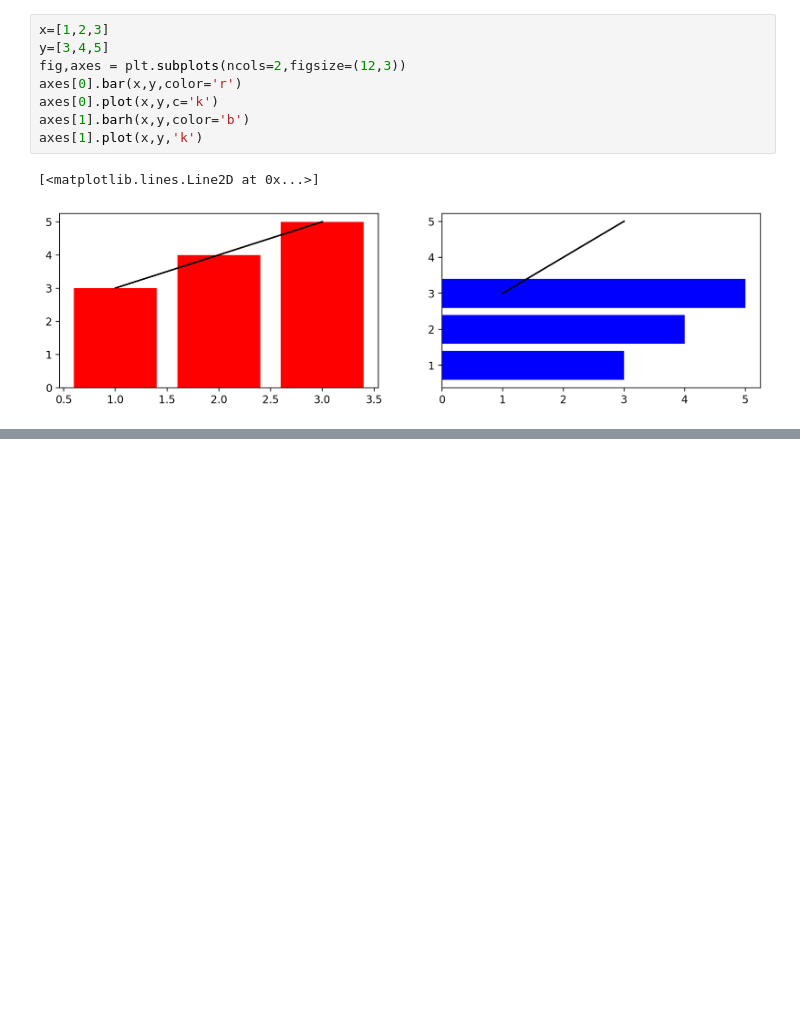
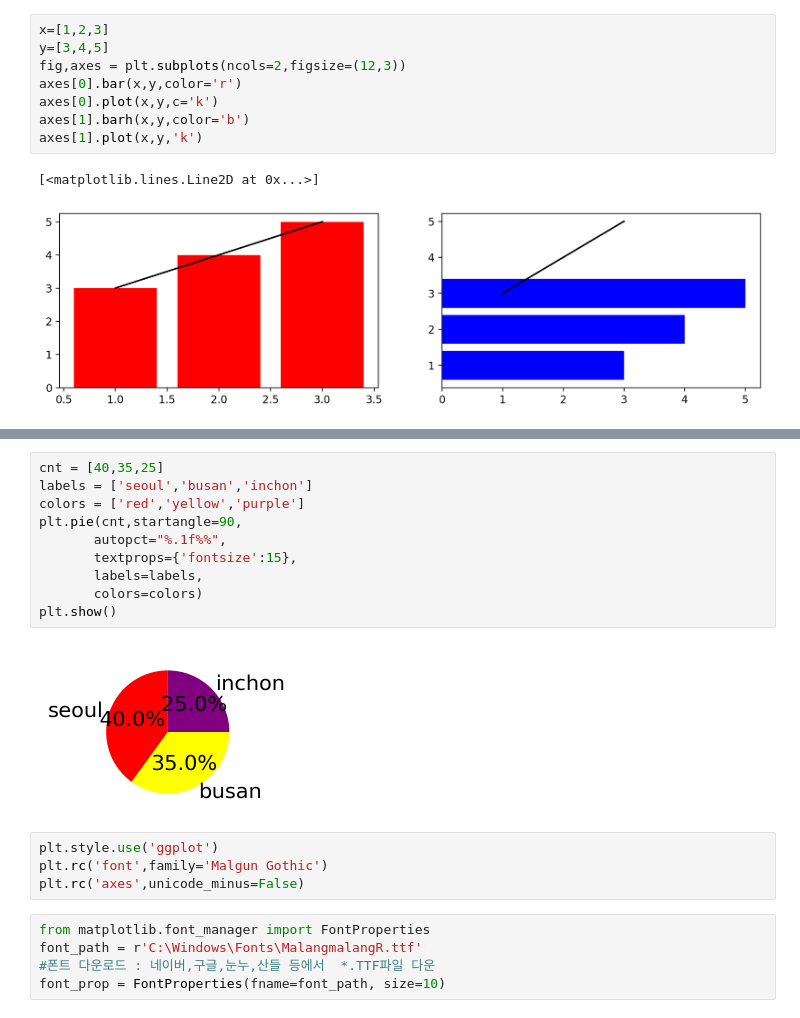
Before and after one commit to zardness/Sang, a Jupyter notebook: source/01_python/EX_0721.ipynb, the cells around one changed output, grey strips where cells are left out. Cells and saved outputs as stored; diff of their text form; blank space fills up the shorter version.

```diff
--- a/source/01_python/EX_0721.ipynb
+++ b/source/01_python/EX_0721.ipynb
@@ -140,0 +158,21 @@ axes[1].plot(x,y,'k')
+# %%
+cnt = [40,35,25]
+labels = ['seoul','busan','inchon']
+colors = ['red','yellow','purple']
+plt.pie(cnt,startangle=90,
+       autopct="%.1f%%",
+       textprops={'fontsize':15},
+       labels=labels,
+       colors=colors)
+plt.show()
+# %% [output]
+[figure, added]
+# %%
+plt.style.use('ggplot')
+plt.rc('font',family='Malgun Gothic')
+plt.rc('axes',unicode_minus=False)
+# %%
+from matplotlib.font_manager import FontProperties
+font_path = r'C:\Windows\Fonts\MalangmalangR.ttf'
+#폰트 다운로드 : 네이버,구글,눈누,산들 등에서  *.TTF파일 다운
+font_prop = FontProperties(fname=font_path, size=10)
```
Also changed, not shown: parts of 4 cells of this notebook, 1 other file.
